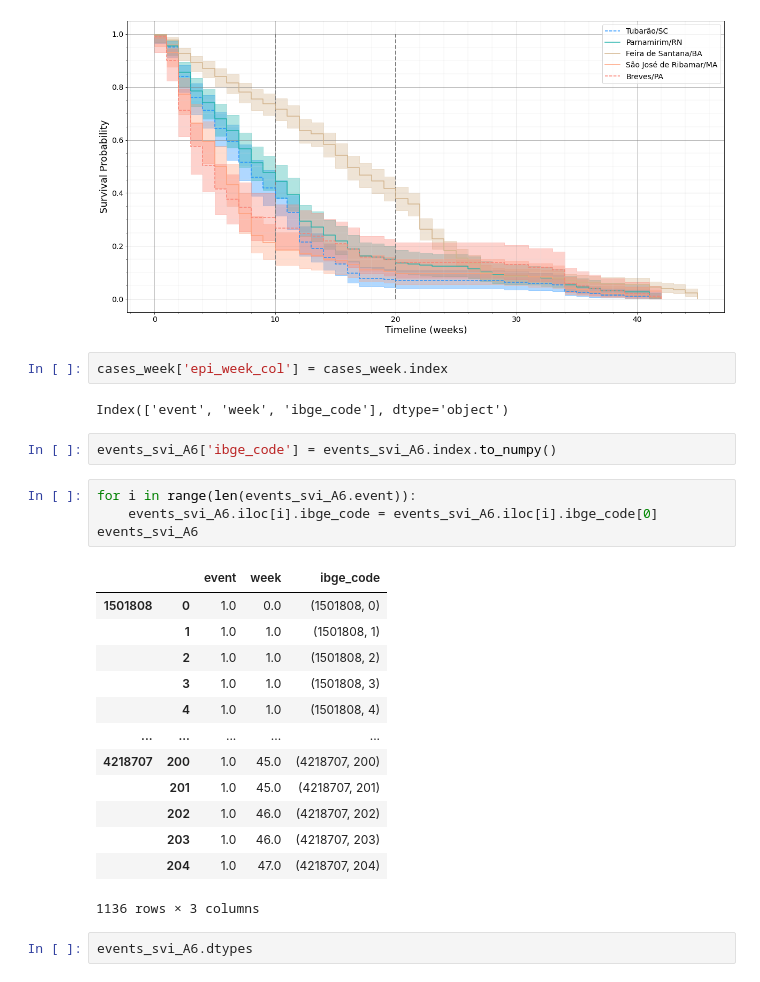
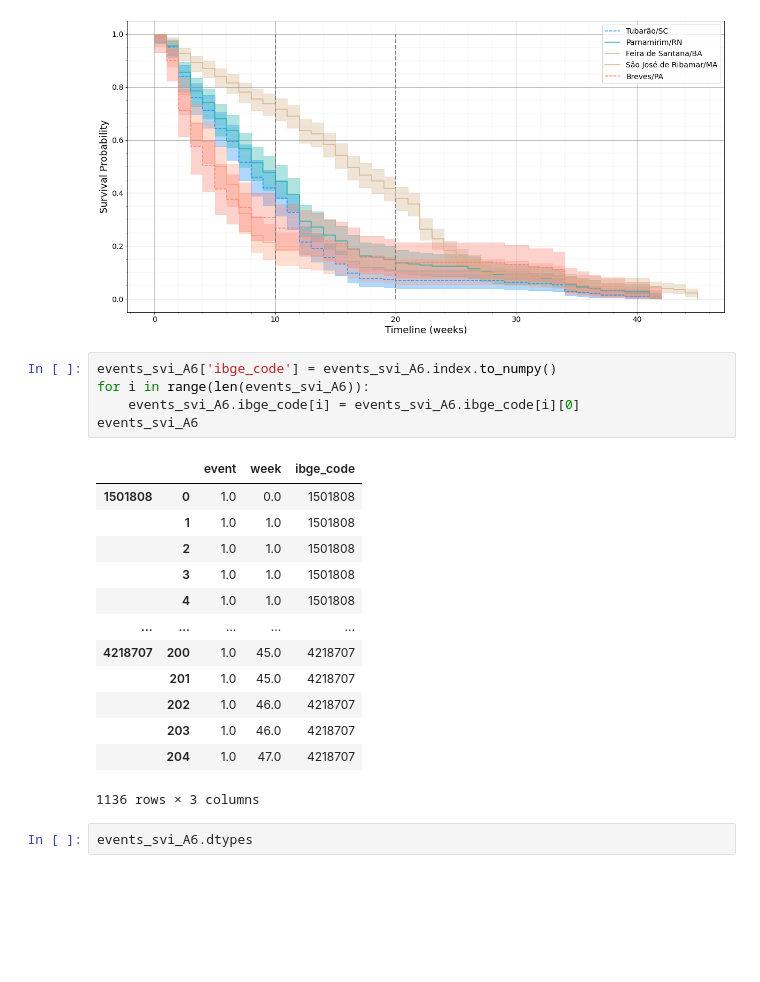
Before and after one commit to alexandrepereiraarq/COVIDGI, a Jupyter notebook: CVGI_MR_05_analysis.ipynb, the cells around one changed output. Saved outputs shown, nothing was run; the diff lists cells and outputs as text; blank space fills up the shorter version.

```diff
--- a/CVGI_MR_05_analysis.ipynb
+++ b/CVGI_MR_05_analysis.ipynb
@@ -643,29 +782,24 @@ if save_fig == True:
 plt.show()
 # %% [output]
 [figure]
-# %%
-cases_week['epi_week_col'] = cases_week.index
-# %% [output]
-Index(['event', 'week', 'ibge_code'], dtype='object')
-# %%
-events_svi_A6['ibge_code'] = events_svi_A6.index.to_numpy()
 # %%
-for i in range(len(events_svi_A6.event)):
-    events_svi_A6.iloc[i].ibge_code = events_svi_A6.iloc[i].ibge_code[0]
+events_svi_A6['ibge_code'] = events_svi_A6.index.to_numpy()
+for i in range(len(events_svi_A6)):
+    events_svi_A6.ibge_code[i] = events_svi_A6.ibge_code[i][0]
 events_svi_A6
 # %% [output]
 |  |  | event | week | ibge_code |
-| 1501808 | 0 | 1.0 | 0.0 | (1501808, 0) |
-|  | 1 | 1.0 | 1.0 | (1501808, 1) |
-|  | 2 | 1.0 | 1.0 | (1501808, 2) |
-|  | 3 | 1.0 | 1.0 | (1501808, 3) |
-|  | 4 | 1.0 | 1.0 | (1501808, 4) |
+| 1501808 | 0 | 1.0 | 0.0 | 1501808 |
+|  | 1 | 1.0 | 1.0 | 1501808 |
+|  | 2 | 1.0 | 1.0 | 1501808 |
+|  | 3 | 1.0 | 1.0 | 1501808 |
+|  | 4 | 1.0 | 1.0 | 1501808 |
 | ... | ... | ... | ... | ... |
-| 4218707 | 200 | 1.0 | 45.0 | (4218707, 200) |
-|  | 201 | 1.0 | 45.0 | (4218707, 201) |
-|  | 202 | 1.0 | 46.0 | (4218707, 202) |
-|  | 203 | 1.0 | 46.0 | (4218707, 203) |
-|  | 204 | 1.0 | 47.0 | (4218707, 204) |
+| 4218707 | 200 | 1.0 | 45.0 | 4218707 |
+|  | 201 | 1.0 | 45.0 | 4218707 |
+|  | 202 | 1.0 | 46.0 | 4218707 |
+|  | 203 | 1.0 | 46.0 | 4218707 |
+|  | 204 | 1.0 | 47.0 | 4218707 |
 1136 rows × 3 columns
 # %%
 events_svi_A6.dtypes
```
Also changed, not shown: parts of 8 cells of this notebook, 1 other file.
